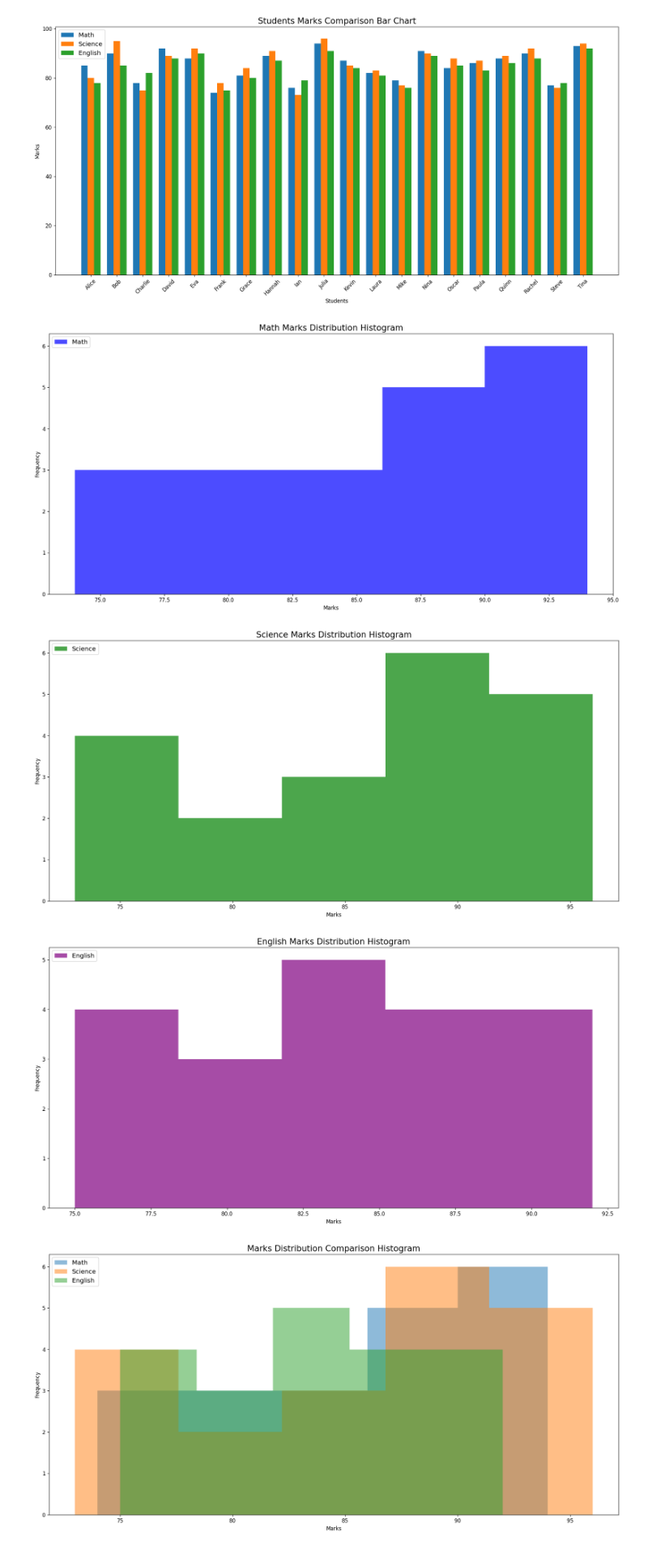
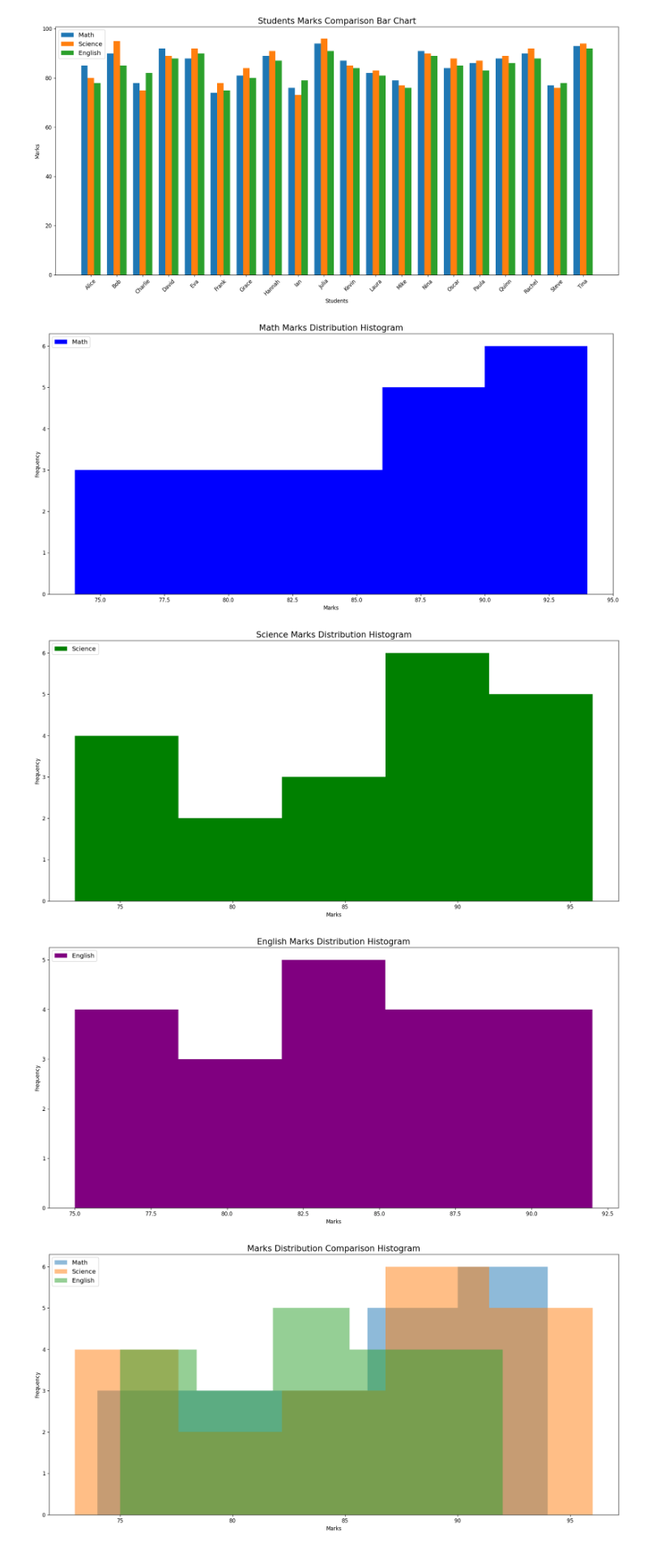
Before and after one commit to NJ-Zerin/AI_Engineer_Training, a Jupyter notebook: Day-10/data_viz_day1.ipynb, the cells around one changed output. Shown at 81% size. Drawn from its saved outputs; the diff is of its cells as text; code cells hidden in the pictures.

```diff
--- a/Day-10/data_viz_day1.ipynb
+++ b/Day-10/data_viz_day1.ipynb
@@ -199,7 +199,7 @@ plt.show()
 # ---------- Histogram (Math marks)----------
 plt.figure(figsize=(16,8), dpi=120)
 
-plt.hist(df['Math'], bins=5, alpha=0.7, label='Math', color = 'blue')
+plt.hist(df['Math'], bins=5, label='Math', color = 'blue')
 
 plt.title('Math Marks Distribution Histogram', fontsize=16)
 plt.xlabel('Marks')
@@ -209,12 +209,12 @@ plt.legend(loc='upper left', fontsize=12)
 plt.tight_layout()
 plt.show()
 # %% [output]
-[figure, old version]
+[figure, new version]
 # %%
 # ---------- Histogram (Science marks)----------
 plt.figure(figsize=(16,8), dpi=120)
 
-plt.hist(df['Science'], bins=5, alpha=0.7, label='Science', color = 'green')
+plt.hist(df['Science'], bins=5, label='Science', color = 'green')
 
 plt.title('Science Marks Distribution Histogram', fontsize=16)
 plt.xlabel('Marks')
@@ -224,22 +224,22 @@ plt.legend(loc='upper left', fontsize=12)
 plt.tight_layout()
 plt.show()
 # %% [output]
-[figure, old version]
+[figure, new version]
 # %%
 # ---------- Histogram (English marks)----------
 plt.figure(figsize=(16,8), dpi=120)
 
-plt.hist(df['English'], bins=5, alpha=0.7, label='English', color = 'purple')
+plt.hist(df['English'], bins=5,label='English', color = 'purple')
 
 plt.title('English Marks Distribution Histogram', fontsize=16)
 plt.xlabel('Marks')
 plt.ylabel('Frequency')
 plt.legend(loc='upper left', fontsize=12)
 
 plt.tight_layout()
 plt.show()
 # %% [output]
-[figure, old version]
+[figure, new version]
 # %%
 # ---------- Histogram (All subjects)----------
 plt.figure(figsize=(16,8), dpi=120)
```
Also changed, not shown: parts of 4 cells of this notebook.
